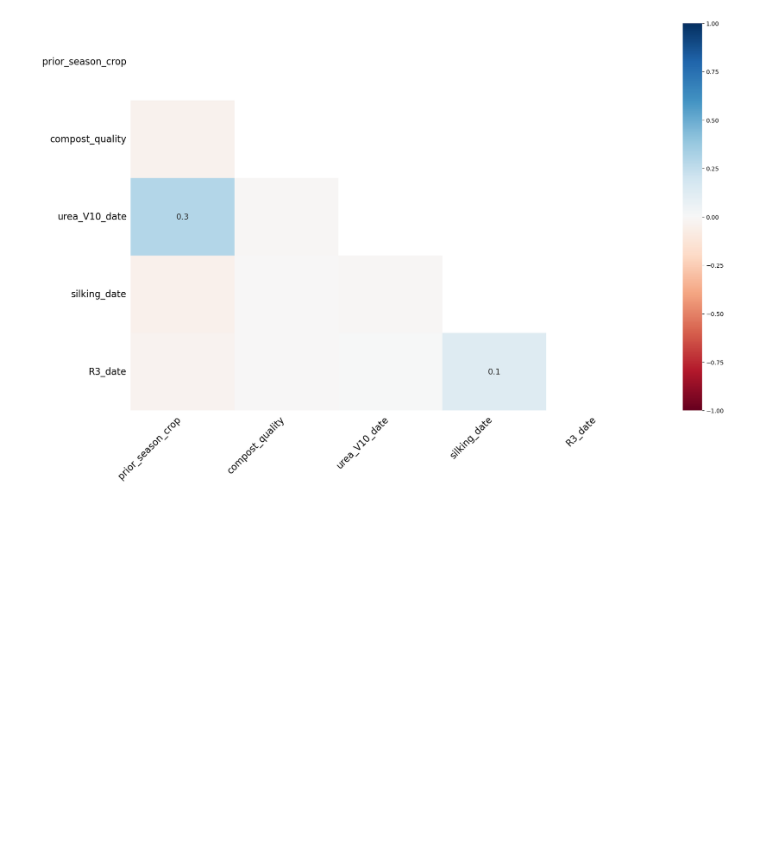
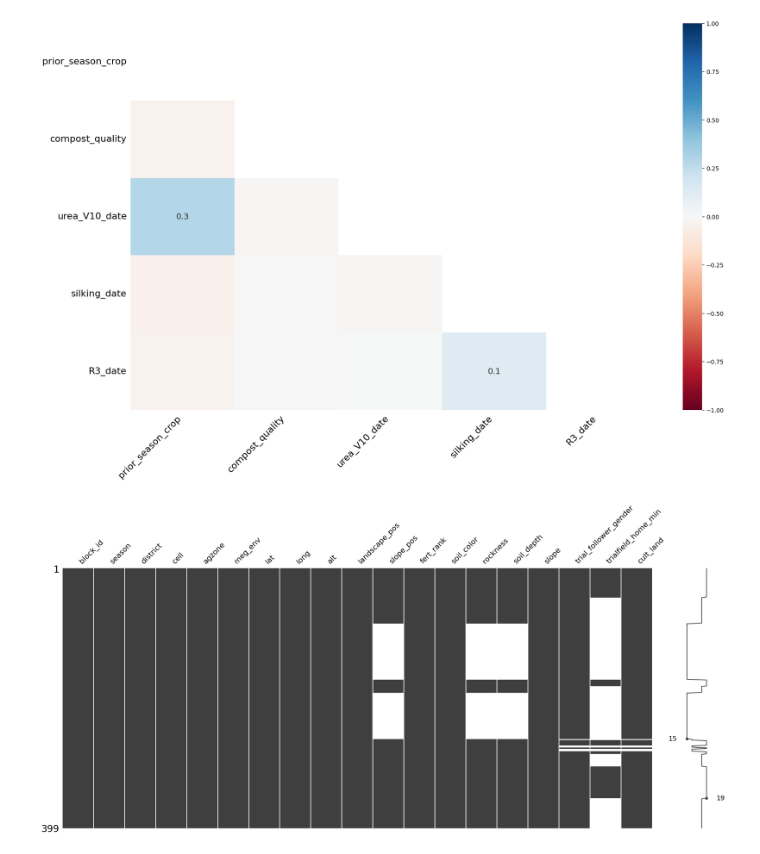
Before and after one commit to Vin-Okumu/maize-yield-optimization-rwanda, a Jupyter notebook: notebooks/01_data_audit.ipynb, the cells around one changed output. Saved outputs shown, nothing was run; the diff lists cells and outputs as text; code cells hidden in the pictures; blank space fills up the shorter version.

```diff
--- a/notebooks/01_data_audit.ipynb
+++ b/notebooks/01_data_audit.ipynb
@@ -199,3 +228,9 @@ heatmap(plot_df)
 plt.show()
 # %% [output]
 [figure]
+# %%
+matrix(field_df)
+
+plt.show()
+# %% [output]
+[figure, added]
```
Also changed, not shown: parts of 12 cells of this notebook, 2 other files.
